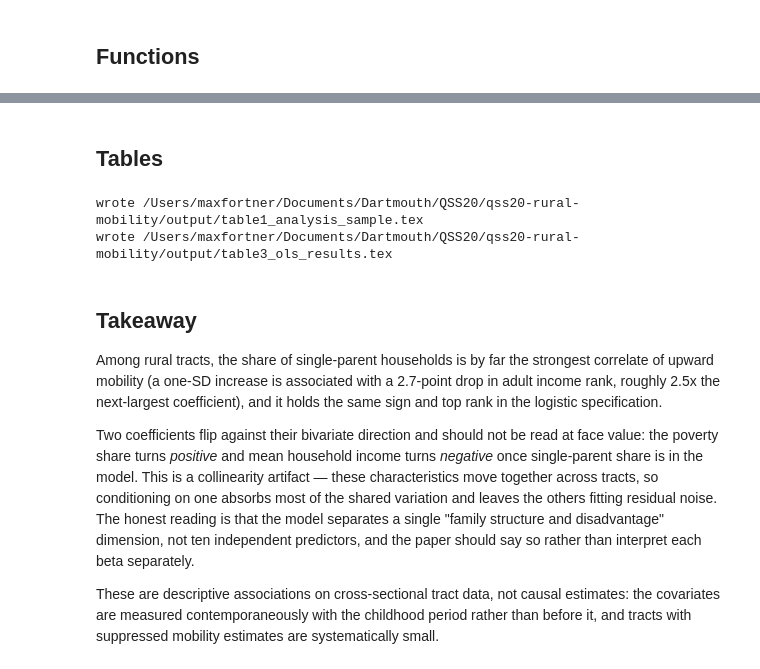
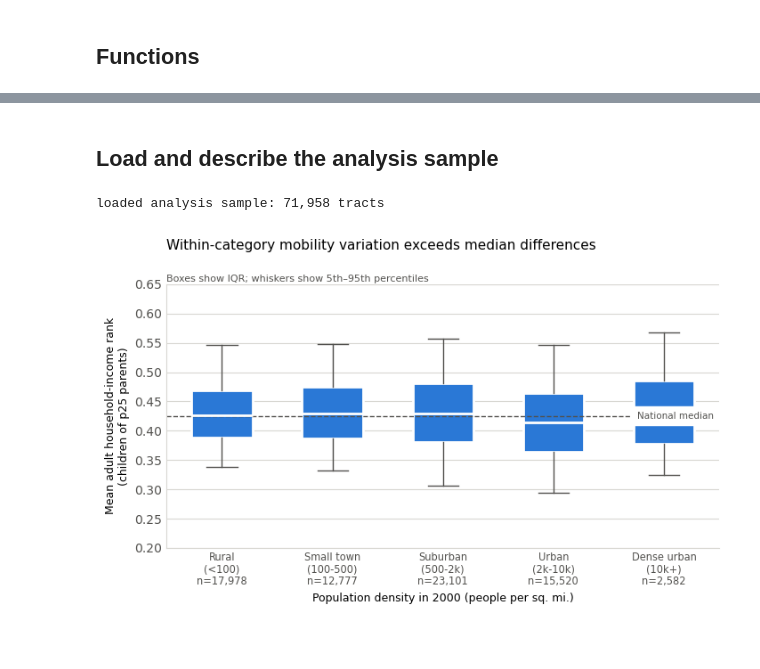
Before and after one commit to mjfortner/qss20-rural-mobility, a Jupyter notebook: code/02_analyze.ipynb, the cells around one changed output, grey strips where cells are left out. Cells and saved outputs as stored; diff of their text form; code cells hidden in the pictures; blank space fills up the shorter version.

```diff
--- a/code/02_analyze.ipynb
+++ b/code/02_analyze.ipynb
@@ -232,56 +25,0 @@ pseudo R-squared: 0.187
-# %% [markdown]
-## Tables
-# %%
-def table1_sample(df, out_path):
-    """Sample characterization table."""
-    rural = df[df["popdensity2000"] < utils.RURAL_CUTOFF]
-    rows = [
-        ("Census tracts in merged sample", "{:,}".format(len(df))),
-        ("Rural tracts ($<${} people/sq.\\ mi.)".format(utils.RURAL_CUTOFF),
-         "{:,}".format(len(rural))),
-        ("Commuting zones represented", "{:,}".format(df["cz"].nunique())),
-        ("Median tract mobility (income rank)",
-         "{:.3f}".format(df[utils.MOBILITY_VAR].median())),
-        ("Std.\\ dev.\\ of tract mobility",
-         "{:.3f}".format(df[utils.MOBILITY_VAR].std())),
-        ("Median children per tract estimate",
-         "{:,.0f}".format(df[utils.COUNT_VAR].median())),
-    ]
-    lines = ["\\begin{tabular}{lr}", "\\toprule",
-             "Analysis sample & Value \\\\", "\\midrule"]
-    lines += ["{} & {} \\\\".format(k, v) for k, v in rows]
-    lines += ["\\bottomrule", "\\end{tabular}"]
-    with open(out_path, "w") as f:
-        f.write("\n".join(lines) + "\n")
-    print("wrote", out_path)
-
-
-def table3_ols(coefs, model, out_path):
-    """OLS coefficients, standard errors, and p-values as a LaTeX table."""
-    lines = ["\\begin{tabular}{lrrr}", "\\toprule",
-             "Characteristic (per SD) & $\\beta$ & 95\\% CI & $p$ \\\\", "\\midrule"]
-    for _, r in coefs.sort_values("beta").iterrows():
-        lines.append("{} & {:.4f} & [{:.4f}, {:.4f}] & {:.3f} \\\\".format(
-            r["label"], r["beta"], r["lo"], r["hi"], r["pval"]))
-    lines += ["\\midrule",
-              "N & \\multicolumn{{3}}{{r}}{{{:,}}} \\\\".format(int(model.nobs)),
-              "$R^2$ & \\multicolumn{{3}}{{r}}{{{:.3f}}} \\\\".format(model.rsquared),
-              "\\bottomrule", "\\end{tabular}"]
-    with open(out_path, "w") as f:
-        f.write("\n".join(lines) + "\n")
-    print("wrote", out_path)
-
-
-table1_sample(df, utils.output_path("table1_analysis_sample.tex"))
-table3_ols(coefs, ols, utils.output_path("table3_ols_results.tex"))
-# %% [output]
-wrote /Users/maxfortner/Documents/Dartmouth/QSS20/qss20-rural-mobility/output/table1_analysis_sample.tex
-wrote /Users/maxfortner/Documents/Dartmouth/QSS20/qss20-rural-mobility/output/table3_ols_results.tex
-# %% [markdown]
-## Takeaway
-
-Among rural tracts, the share of single-parent households is by far the strongest correlate of upward mobility (a one-SD increase is associated with a 2.7-point drop in adult income rank, roughly 2.5x the next-largest coefficient), and it holds the same sign and top rank in the logistic specification.
-
-Two coefficients flip against their bivariate direction and should not be read at face value: the poverty share turns *positive* and mean household income turns *negative* once single-parent share is in the model. This is a collinearity artifact — these characteristics move together across tracts, so conditioning on one absorbs most of the shared variation and leaves the others fitting residual noise. The honest reading is that the model separates a single "family structure and disadvantage" dimension, not ten independent predictors, and the paper should say so rather than interpret each beta separately.
-
-These are descriptive associations on cross-sectional tract data, not causal estimates: the covariates are measured contemporaneously with the childhood period rather than before it, and tracts with suppressed mobility estimates are systematically small.
@@ -287,0 +164,10 @@ These are descriptive associations on cross-sectional tract data, not causal est
+# %% [markdown]
+## Load and describe the analysis sample
+# %%
+df = pd.read_csv(utils.data_path("analysis_sample.csv"))
+predictors = list(utils.COVARIATES)
+print("loaded analysis sample: {:,} tracts".format(len(df)))
+fig1_mobility_by_density(df, utils.output_path("fig1_mobility_by_density.png"));
+# %% [output]
+loaded analysis sample: 71,958 tracts
+[figure, added]
```
Also changed, not shown: parts of 25 cells of this notebook, 13 other files.
